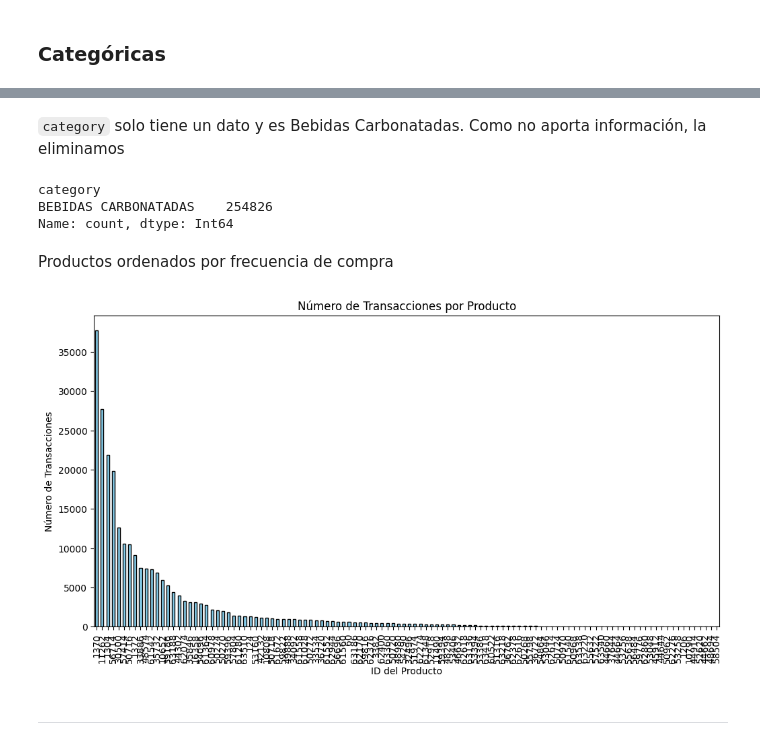
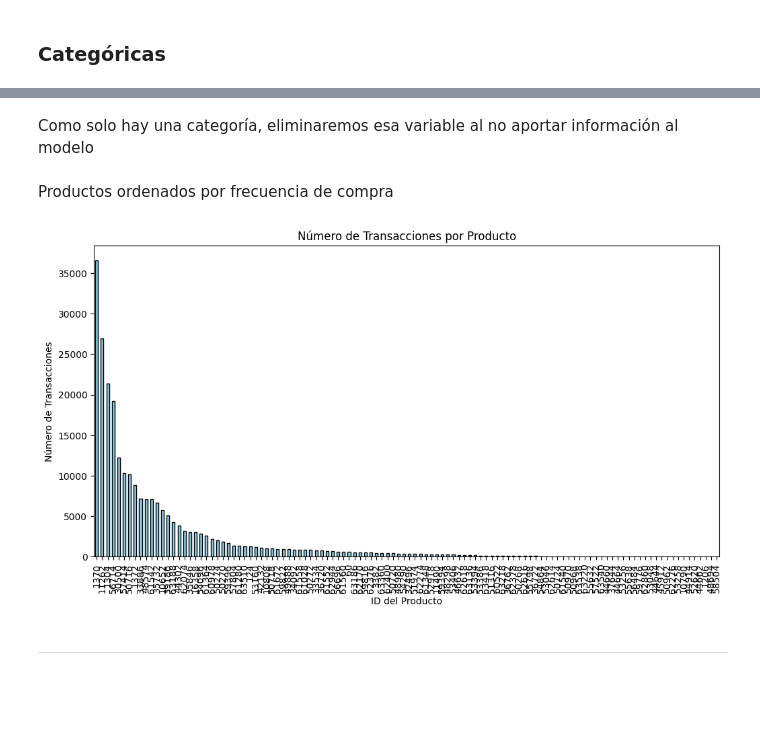
Before and after one commit to cristianjaram/MDS7202-labs, a Jupyter notebook: proyecto_lab/enunciado_entrega1.ipynb, the cells around one changed output, grey strips where cells are left out. Cells and saved outputs as stored; diff of their text form; code cells hidden in the pictures; blank space fills up the shorter version.

```diff
--- a/proyecto_lab/enunciado_entrega1.ipynb
+++ b/proyecto_lab/enunciado_entrega1.ipynb
@@ -443,0 +471,2 @@ plt.show()
+# %%
+transacciones = transacciones[transacciones['items'] >= 0]
@@ -496,9 +544,3 @@ for col in string_columns:
-# %% [markdown]
-`category` solo tiene un dato y es Bebidas Carbonatadas. Como no aporta información, la eliminamos
-# %%
-data['category'].value_counts()
-# %% [output]
-category
-BEBIDAS CARBONATADAS    254826
-Name: count, dtype: Int64
+# %% [markdown]
+Como solo hay una categoría, eliminaremos esa variable al no aportar información al modelo
 # %%
@@ -506,15 +548,15 @@ data = data.drop(columns=['category'])
 # %% [markdown]
 Productos ordenados por frecuencia de compra
 # %%
-top_products_id = data['product_id'].value_counts()
+top_products_id = transacciones['product_id'].value_counts()
 
 top_products_id.plot(kind='bar', figsize=(12, 6), color="skyblue", edgecolor="black")
 plt.xlabel('ID del Producto')
 plt.ylabel('Número de Transacciones')
 plt.title('Número de Transacciones por Producto')
 plt.show()
 # %% [output]
-[figure, old version]
+[figure, new version]
 # %% [markdown]
 ---
 # %% [markdown]
```
Also changed, not shown: parts of 68 cells of this notebook.
